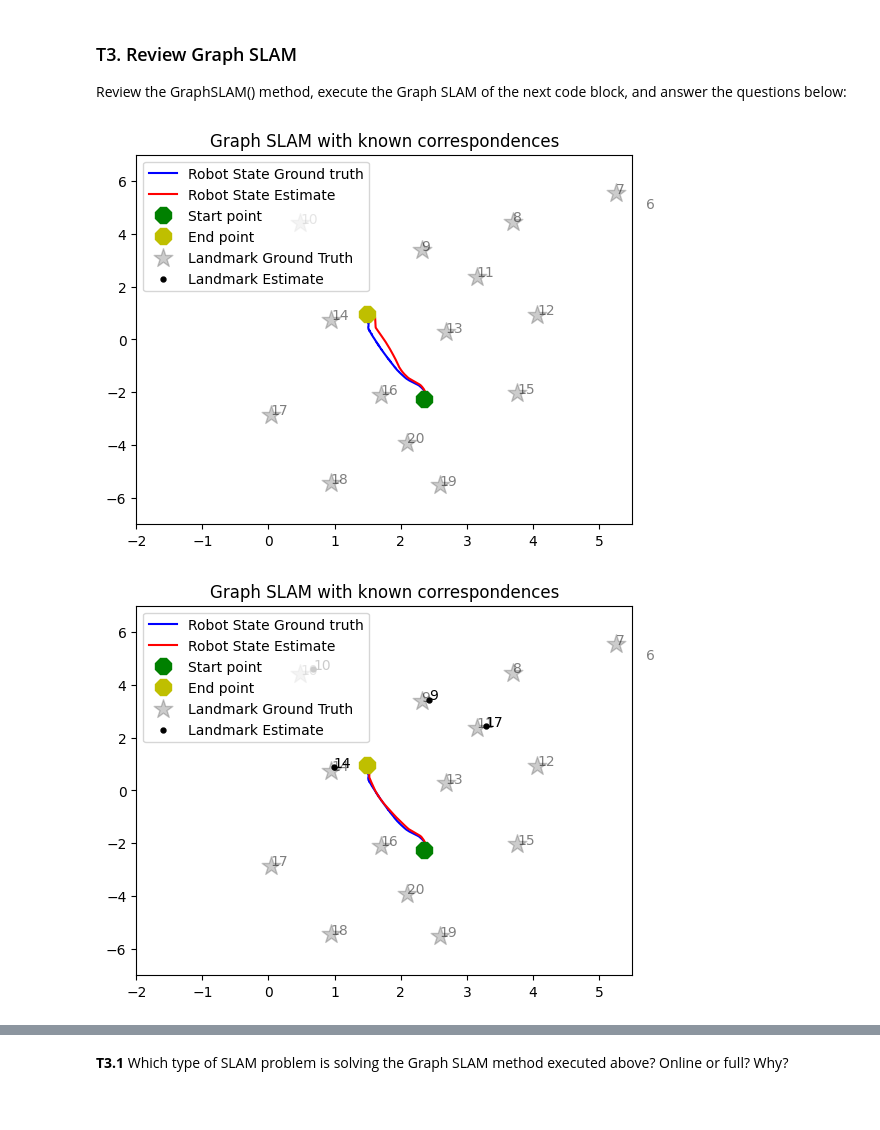
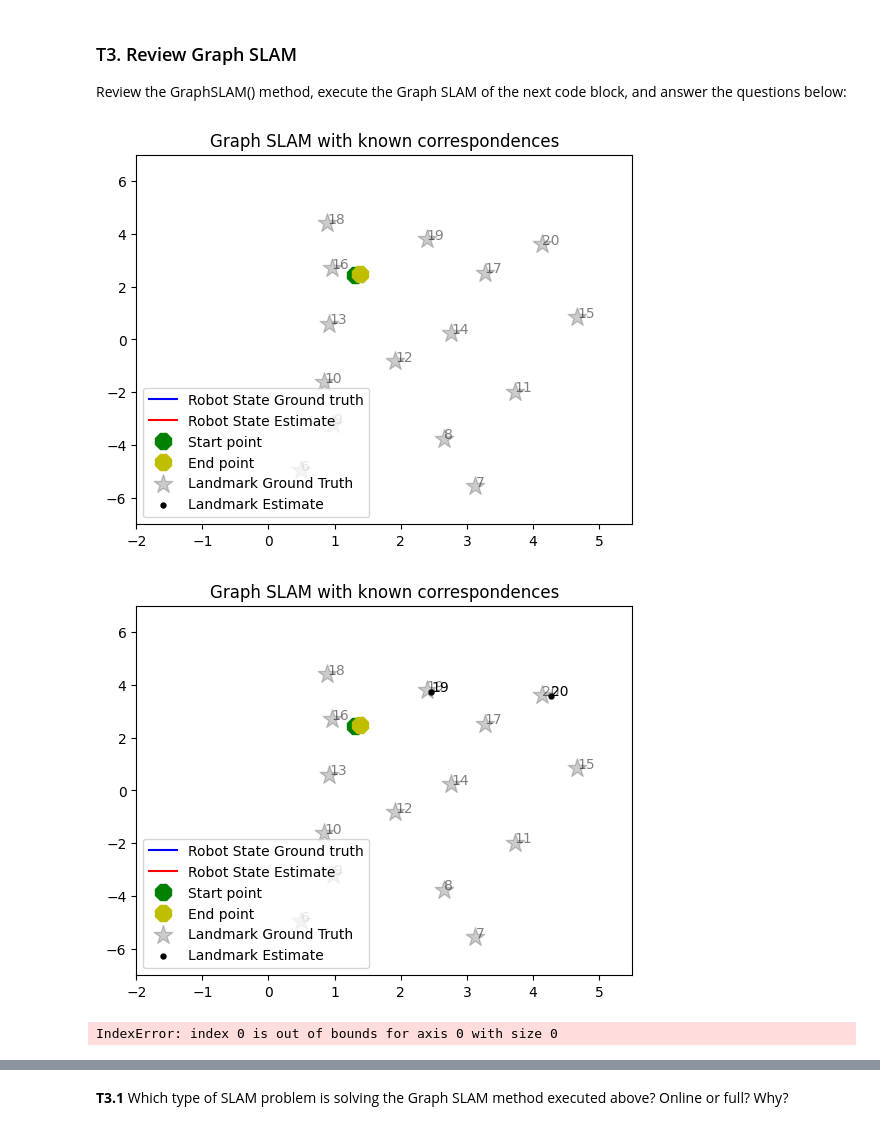
Before and after one commit to raisul-kibria/localization_and_mapping, a Jupyter notebook: notebooks/E2_SLAM.ipynb, the cells around one changed output, grey strips where cells are left out. Cells and saved outputs as stored; diff of their text form; code cells hidden in the pictures.

```diff
--- a/notebooks/E2_SLAM.ipynb
+++ b/notebooks/E2_SLAM.ipynb
@@ -32,10 +33,10 @@ from src.graph_SLAM.Graph_SLAM_known_correspondences import GraphSLAM
 ### Set dataset
 # %%
 # Define dataset to read
-dataset = "data/MRCLAM_Dataset1"
-robot = 'Robot1' # Robot
+dataset = "data/MRCLAM_Dataset4"
+robot = 'Robot3' # Robot
 start_frame = 2000
-end_frame = 5000
+end_frame = 2100
 # %% [markdown]
 ### T1. Review EKF SLAM
 Review the EKF_SLAM() method, execute the EKF SLAM of the next code block, and answer the questions below:
@@ -112,15 +122,24 @@ plt.show()
 ### T3. Review Graph SLAM
 Review the GraphSLAM() method, execute the Graph SLAM of the next code block, and answer the questions below:
 # %%
-# State covariance matrix
-R = np.diagflat(np.array([5, 5, 20])) ** 2
-# Measurement covariance matrix
-Q = np.diagflat(np.array([100.0, 100.0, 1e16])) ** 2
-# Iterations
-n = 4
-
-graph_slam = GraphSLAM(dataset, robot, start_frame, end_frame, n, R, Q, plot=True)
-plt.show()
+def graph_slam_fn(dataset, robot, start_frame, end_frame, n=4, plot=True):
+    # State covariance matrix
+    R = np.diagflat(np.array([5, 5, 20])) ** 2
+    # Measurement covariance matrix
+    Q = np.diagflat(np.array([100.0, 100.0, 1e16])) ** 2
+    # Iterations
+    n = n
+    graph_slam = GraphSLAM(dataset, robot, start_frame, end_frame, n, R, Q, plot=plot)
+    if plot:
+        plt.show()
+    graph_slam.build_dataframes()
+    return graph_slam
+graph_df = graph_slam_fn(dataset, robot, start_frame, end_frame, plot=True)
 # %% [output]
-[figure, old version]
+[figure, new version]
-[figure, old version]
+[figure, new version]
+# %%
+joint_df = pd.DataFrame(graph_df.robot_states).join(graph_df.gt, rsuffix = '_gt').dropna()
+e_graph_path, e_graph_max, e_graph_end = normalized_path_error_optim(joint_df)
+# %% [output]
+IndexError: index 0 is out of bounds for axis 0 with size 0
```
Also changed, not shown: parts of 12 cells of this notebook.
